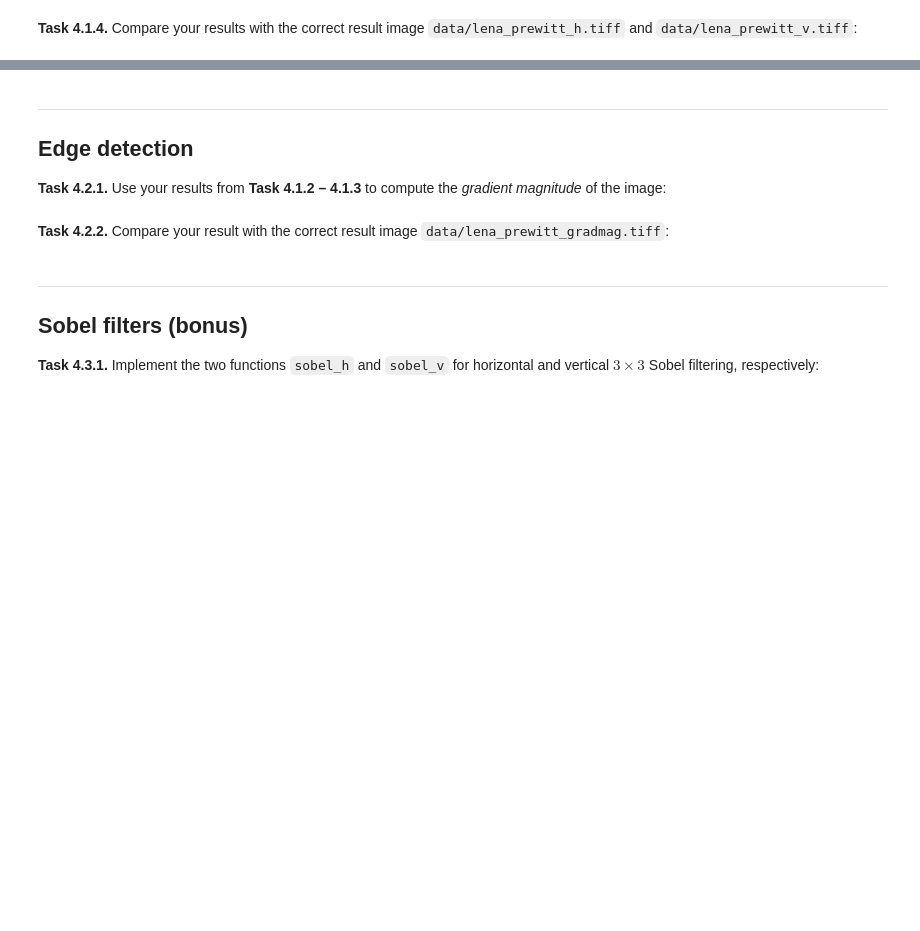
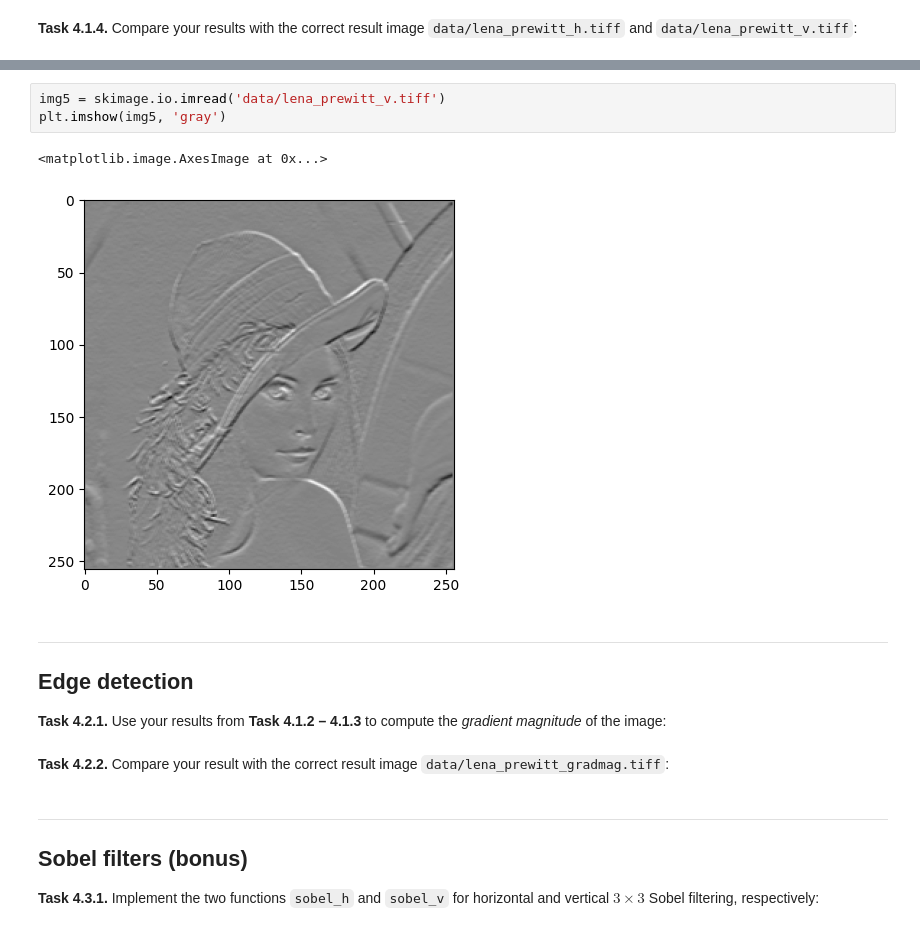
Before and after one commit to sglnat/mobi-fs3-python, a Jupyter notebook: task4.ipynb, the cells around one changed output, grey strips where cells are left out. Saved outputs shown, nothing was run; the diff lists cells and outputs as text; blank space fills up the shorter version.

```diff
--- a/task4.ipynb
+++ b/task4.ipynb
@@ -69,3 +75,9 @@ plt.imshow(img3, 'gray')
+# %%
+img5 = skimage.io.imread('data/lena_prewitt_v.tiff')
+plt.imshow(img5, 'gray')
+# %% [output]
+<matplotlib.image.AxesImage at 0x...>
+[figure, added]
 # %% [markdown]
 ---
 
```
Also changed, not shown: parts of 5 cells of this notebook.
